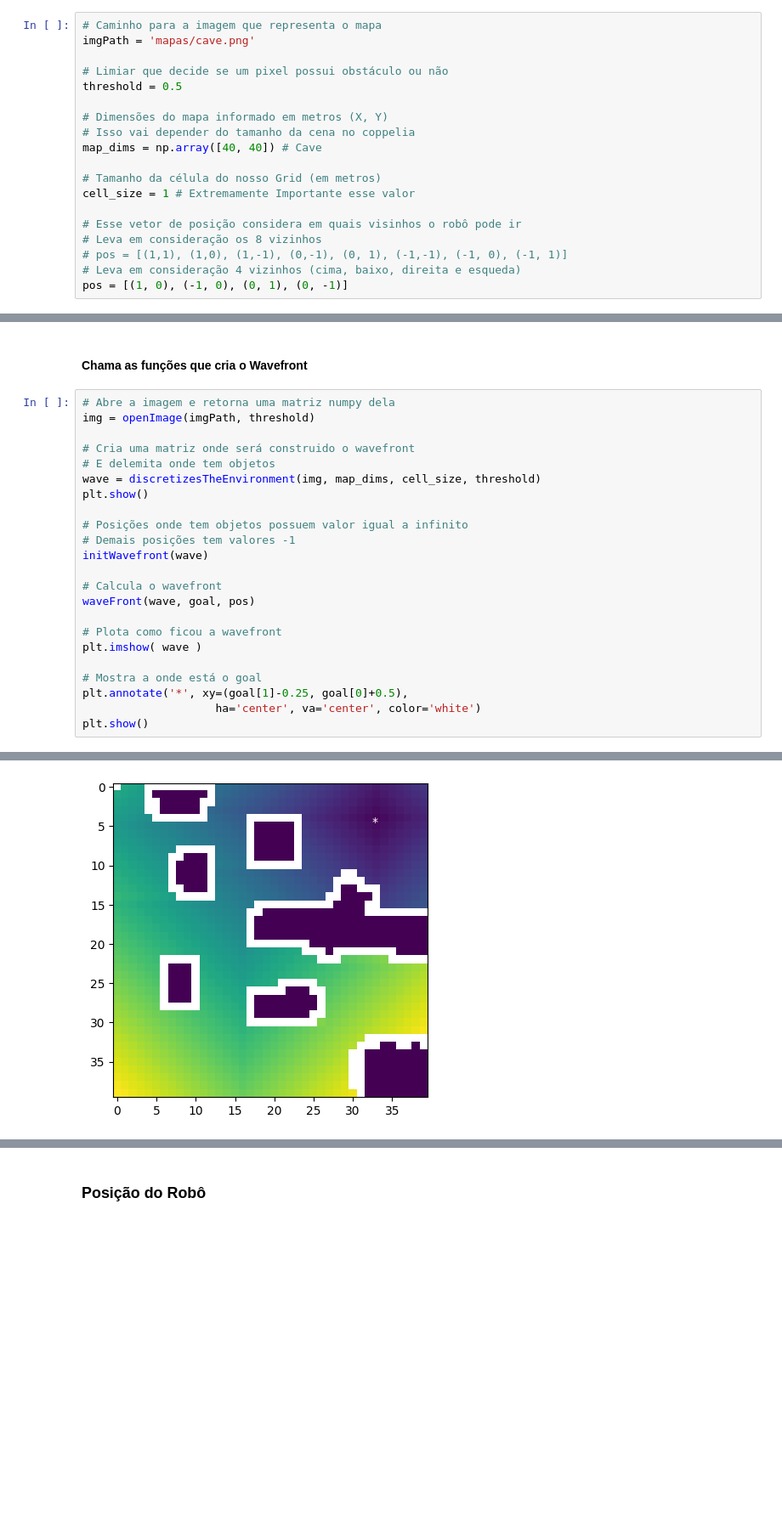
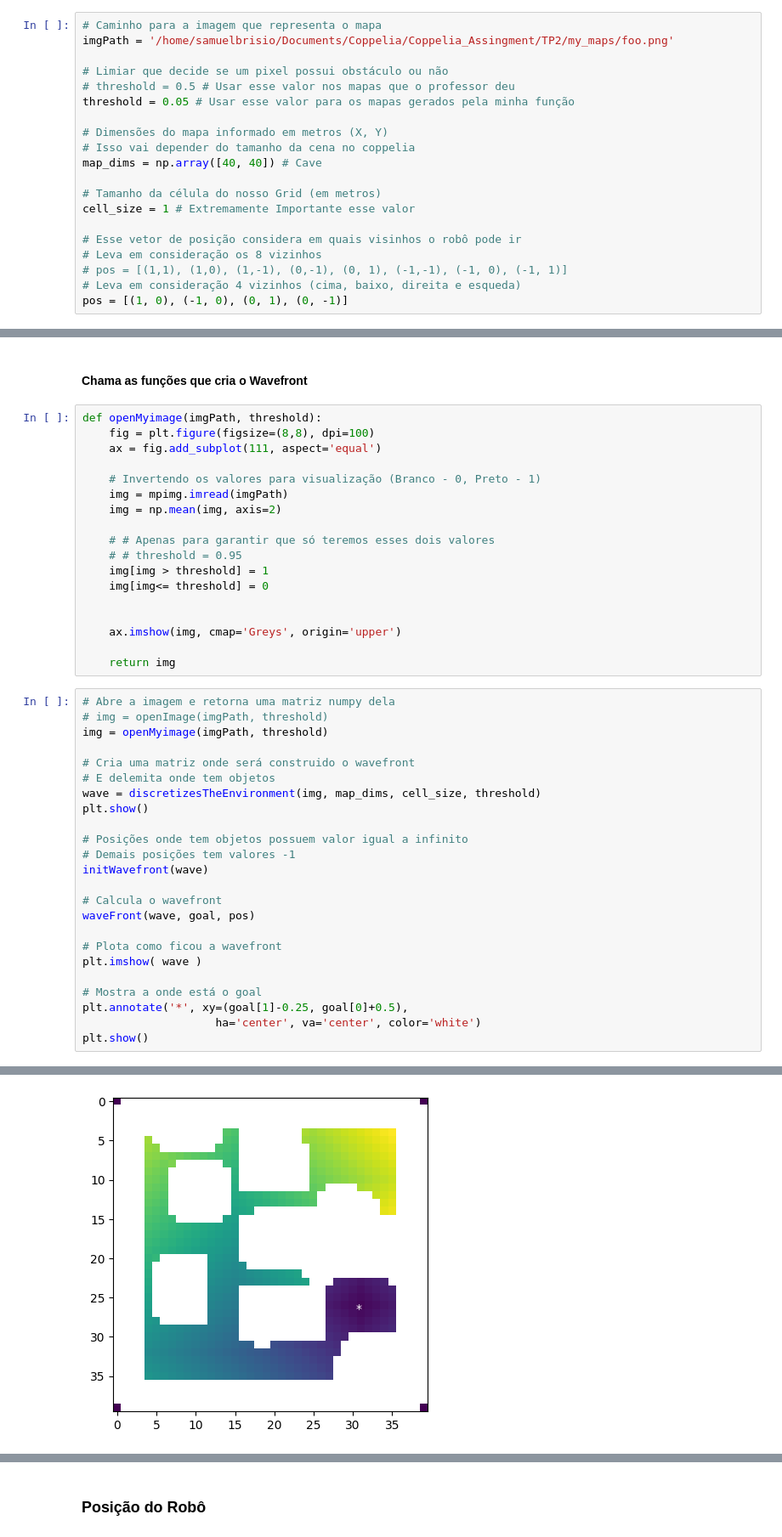
Before and after one commit to RaphaSilva470/Robotica, a Jupyter notebook: TP2/note.ipynb, the cells around one changed output, grey strips where cells are left out. Shown at 85% size. Drawn from its saved outputs; the diff is of its cells as text; blank space fills up the shorter version.

```diff
--- a/TP2/note.ipynb
+++ b/TP2/note.ipynb
@@ -319,10 +426,11 @@ def waveFrontPathPlanning(wave, start_point:tuple, pos:list, cellSize):
 Definindo as Variáveis Necessárias para Criar o WaveFront
 # %%
 # Caminho para a imagem que representa o mapa
-imgPath = 'mapas/cave.png'
+imgPath = '/home/samuelbrisio/Documents/Coppelia/Coppelia_Assingment/TP2/my_maps/foo.png'
 
 # Limiar que decide se um pixel possui obstáculo ou não
-threshold = 0.5
+# threshold = 0.5 # Usar esse valor nos mapas que o professor deu
+threshold = 0.05 # Usar esse valor para os mapas gerados pela minha função
 
 # Dimensões do mapa informado em metros (X, Y)
 # Isso vai depender do tamanho da cena no coppelia
@@ -411,8 +519,27 @@ stat:  (37, 18)
 # %% [markdown]
 #### Chama as funções que cria o Wavefront
+# %%
+def openMyimage(imgPath, threshold):
+    fig = plt.figure(figsize=(8,8), dpi=100)
+    ax = fig.add_subplot(111, aspect='equal')
+
+    # Invertendo os valores para visualização (Branco - 0, Preto - 1)
+    img = mpimg.imread(imgPath)
+    img = np.mean(img, axis=2)
+
+    # # Apenas para garantir que só teremos esses dois valores
+    # # threshold = 0.95
+    img[img > threshold] = 1
+    img[img<= threshold] = 0
+
+
+    ax.imshow(img, cmap='Greys', origin='upper')
+
+    return img
 # %%
 # Abre a imagem e retorna uma matriz numpy dela
-img = openImage(imgPath, threshold)
+# img = openImage(imgPath, threshold)
+img = openMyimage(imgPath, threshold)
 
 # Cria uma matriz onde será construido o wavefront
 # E delemita onde tem objetos
@@ -439 +566 @@ plt.show()
-[figure, old version]
+[figure, new version]
```
Also changed, not shown: parts of 11 cells of this notebook, 3 other files.
